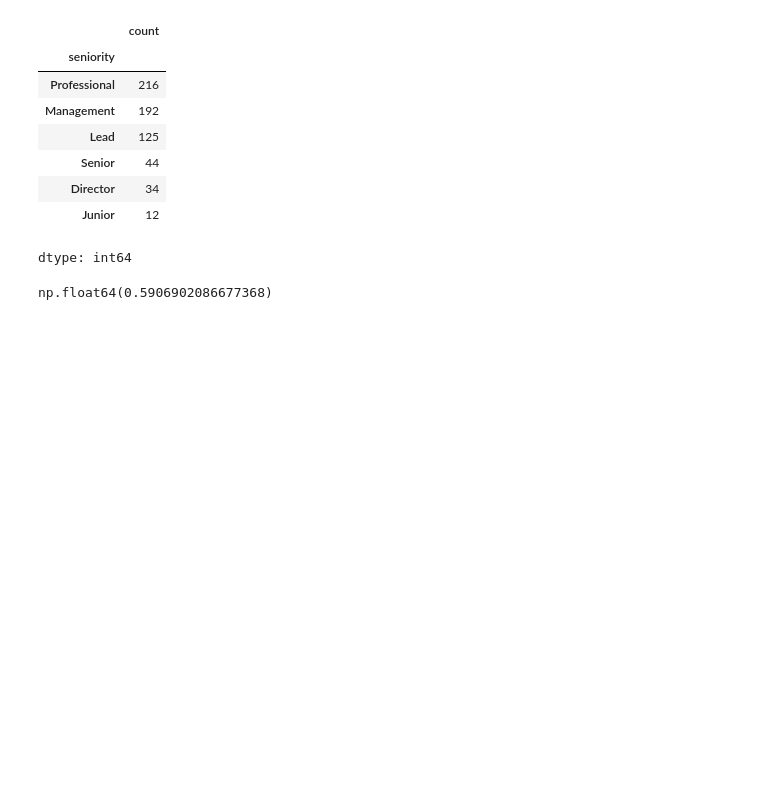
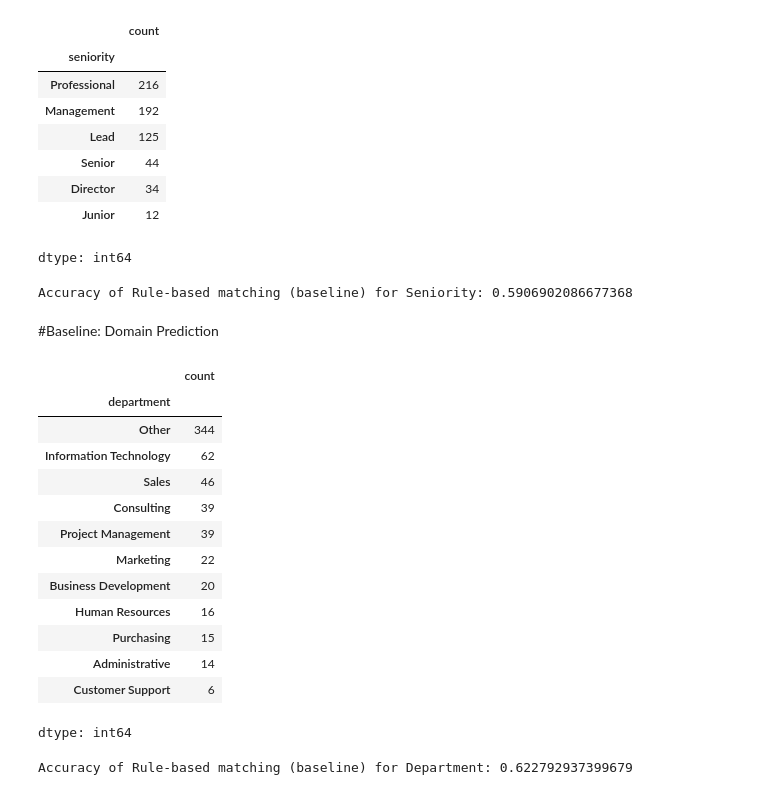
Before and after one commit to LennartRedlich/Capstone-Project-, a Jupyter notebook: src/notebooks/Baseline Seniority.ipynb, the cells around one changed output. Drawn from its saved outputs; the diff is of its cells as text; code cells hidden in the pictures; blank space fills up the shorter version.

```diff
--- a/src/notebooks/Baseline Seniority.ipynb
+++ b/src/notebooks/Baseline Seniority.ipynb
@@ -121,11 +121,30 @@ df_active['seniority'].value_counts()
 | Director | 34 |
 | Junior | 12 |
 dtype: int64
-# %%
-accuracy = (
-    df_active["seniority"] == df_active["predicted_seniority"]
-).mean()
-
-accuracy
-# %% [output]
-np.float64(0.5906902086677368)
+# %%
+accuracy_sn = (
+    df_active["seniority"] == df_active["predicted_seniority"]
+).mean()
+
+print("Accuracy of Rule-based matching (baseline) for Seniority:",accuracy_sn)
+# %% [output]
+Accuracy of Rule-based matching (baseline) for Seniority: 0.5906902086677368
+# %% [markdown]
+#Baseline: Domain Prediction
+# %%
+df_active["department"].value_counts()
+# %% [output]
+|  | count |
+| department |  |
+| Other | 344 |
+| Information Technology | 62 |
+| Sales | 46 |
+| Consulting | 39 |
+| Project Management | 39 |
+| Marketing | 22 |
+| Business Development | 20 |
+| Human Resources | 16 |
+| Purchasing | 15 |
+| Administrative | 14 |
+| Customer Support | 6 |
+dtype: int64
@@ -131,0 +178,8 @@ np.float64(0.5906902086677368)
+# %%
+accuracy_dm = (
+    df_active["department"] == df_active["predicted_department"]
+).mean()
+
+print("Accuracy of Rule-based matching (baseline) for Department:",accuracy_dm)
+# %% [output]
+Accuracy of Rule-based matching (baseline) for Department: 0.622792937399679
```
Also changed, not shown: parts of 4 cells of this notebook.
